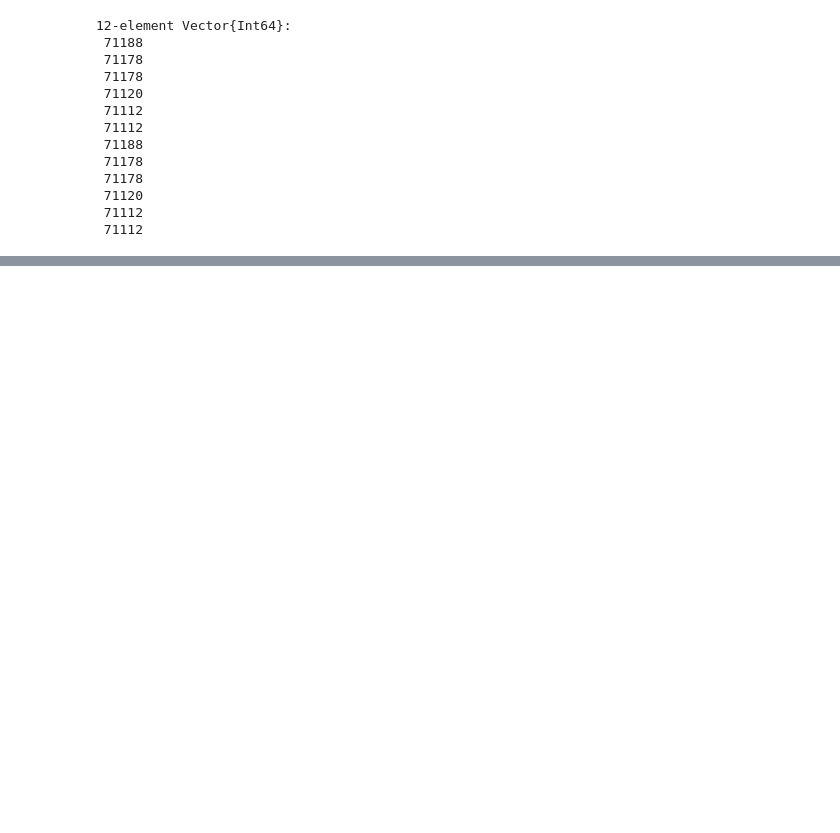
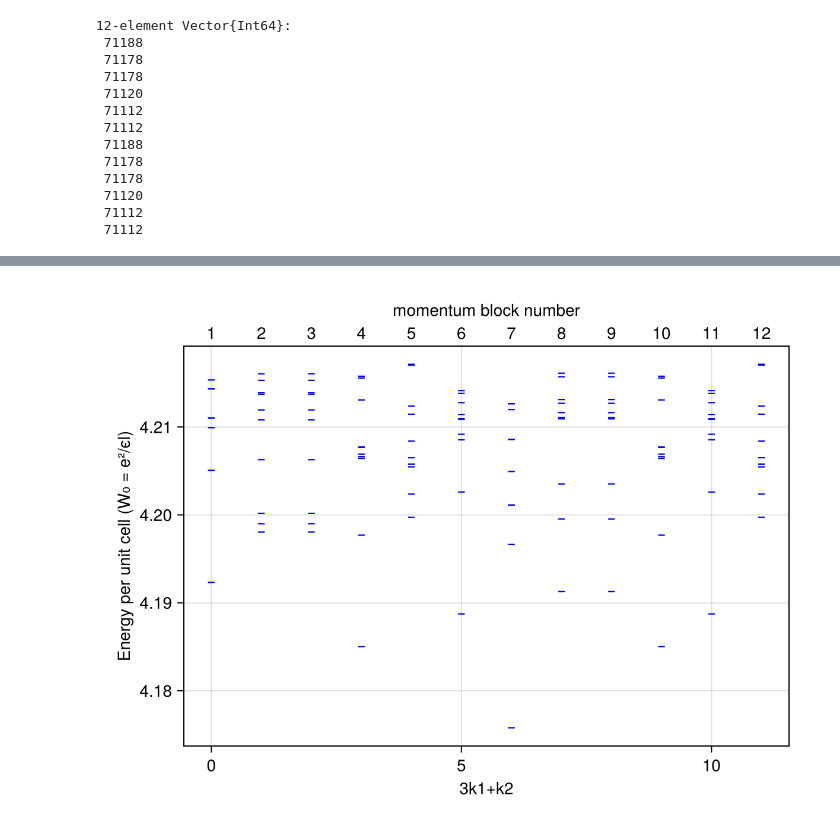
Before and after one commit to Zou-Bo/MomentumED.jl, a Jupyter notebook: examples/continous symmetry breaking/1. LL_exciton_condensate.ipynb, the cells around one changed output, grey strips where cells are left out. Cells and saved outputs as stored; diff of their text form; code cells hidden in the pictures; blank space fills up the shorter version.

```diff
--- a/examples/continous symmetry breaking/1. LL_exciton_condensate.ipynb
+++ b/examples/continous symmetry breaking/1. LL_exciton_condensate.ipynb
@@ -164,0 +171,4 @@ plot_ed_spectrum()
+# %%
+plot_ed_spectrum() # 4, 8
+# %% [output]
+[figure, added]
```
Also changed, not shown: parts of 7 cells of this notebook.
